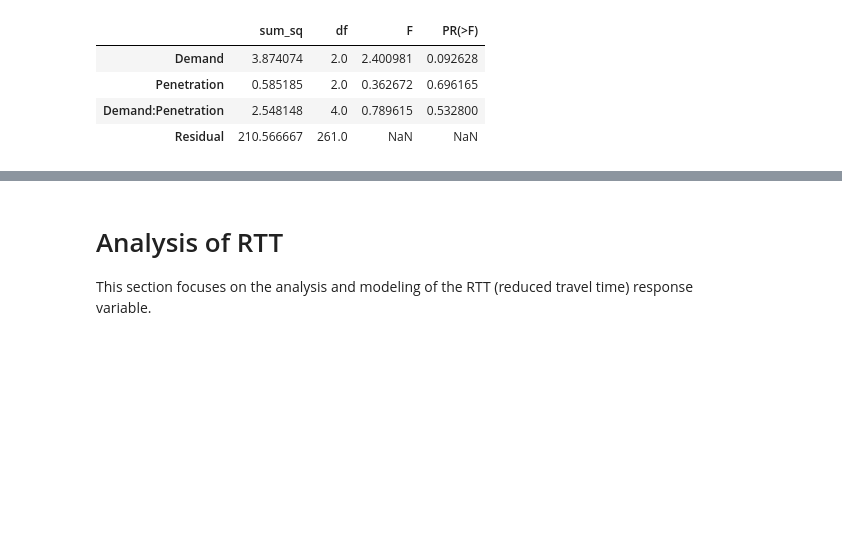
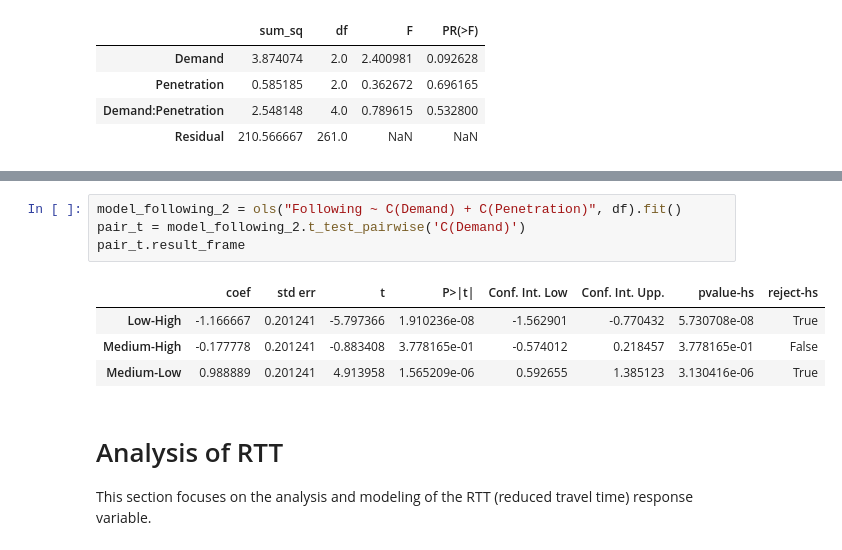
Before and after one commit to DFazekas/thesis_analysis, a Jupyter notebook: Thesis_Analysis.ipynb, the cells around one changed output, grey strips where cells are left out. Cells and saved outputs as stored; diff of their text form; blank space fills up the shorter version.

```diff
--- a/Thesis_Analysis.ipynb
+++ b/Thesis_Analysis.ipynb
@@ -116,3 +163,12 @@ sm.stats.anova_lm(model_crossing, typ=2)
+# %%
+model_following_2 = ols("Following ~ C(Demand) + C(Penetration)", df).fit()
+pair_t = model_following_2.t_test_pairwise('C(Demand)')
+pair_t.result_frame
+# %% [output]
+|  | coef | std err | t | P>|t| | Conf. Int. Low | Conf. Int. Upp. | pvalue-hs | reject-hs |
+| Low-High | -1.166667 | 0.201241 | -5.797366 | 1.910236e-08 | -1.562901 | -0.770432 | 5.730708e-08 | True |
+| Medium-High | -0.177778 | 0.201241 | -0.883408 | 3.778165e-01 | -0.574012 | 0.218457 | 3.778165e-01 | False |
+| Medium-Low | 0.988889 | 0.201241 | 4.913958 | 1.565209e-06 | 0.592655 | 1.385123 | 3.130416e-06 | True |
 # %% [markdown]
 # Analysis of RTT
 This section focuses on the analysis and modeling of the RTT (reduced travel time) response variable.
```
Also changed, not shown: parts of 7 cells of this notebook.
